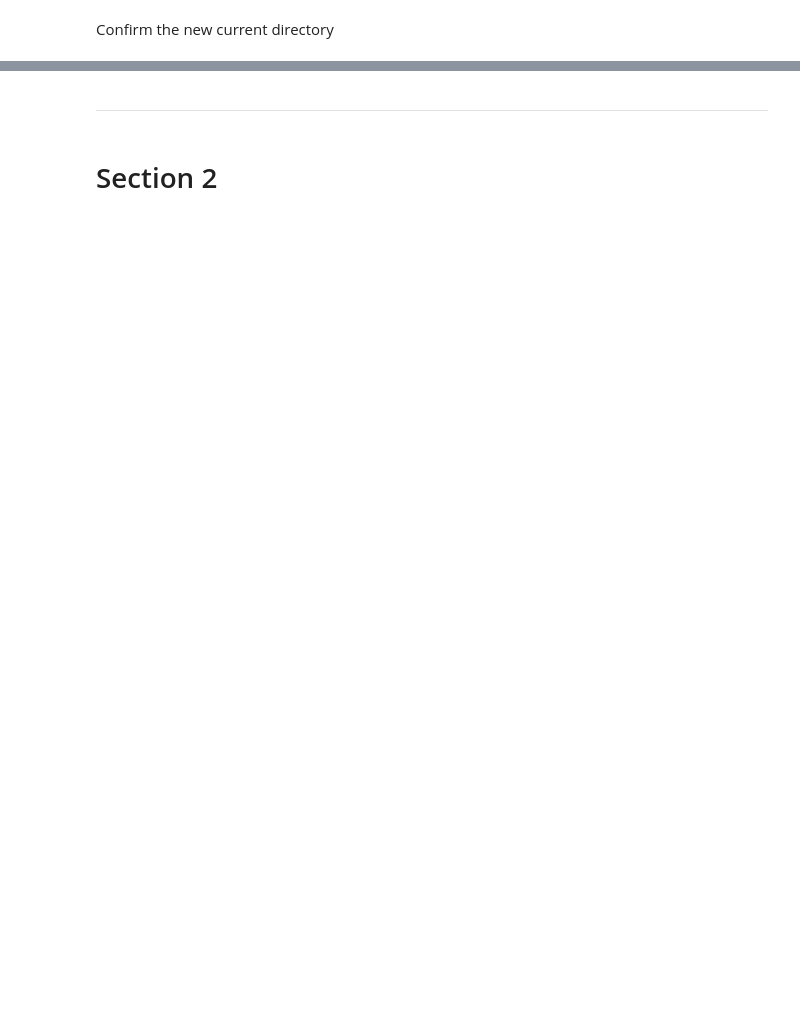
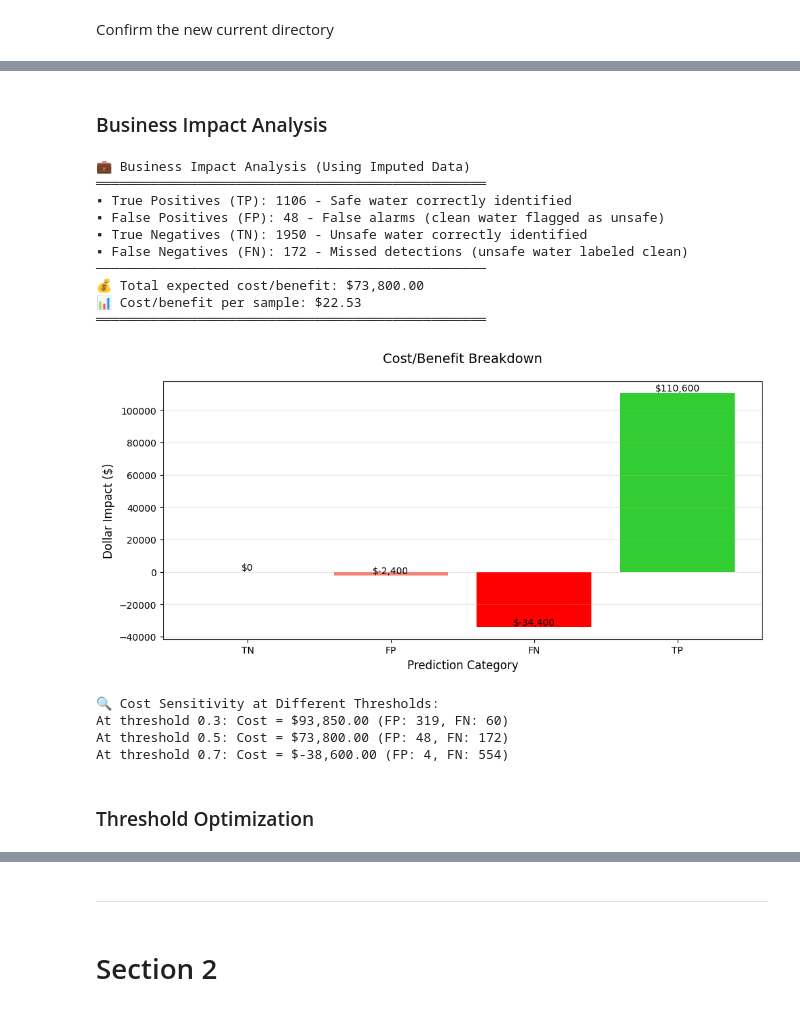
Before and after one commit to Ovundiano/water-potability, a Jupyter notebook: jupyter_notebooks/Model_Evaluation.ipynb, the cells around one changed output, grey strips where cells are left out. Saved outputs shown, nothing was run; the diff lists cells and outputs as text; code cells hidden in the pictures; blank space fills up the shorter version.

```diff
--- a/jupyter_notebooks/Model_Evaluation.ipynb
+++ b/jupyter_notebooks/Model_Evaluation.ipynb
@@ -58,0 +221,71 @@ Section 1 content
+# %% [markdown]
+### Business Impact Analysis
+# %%
+conf_matrix = confusion_matrix(y_test, y_pred)
+
+cost_matrix = np.array([
+    [0, -50],
+    [-200, 100]
+])
+
+total_cost = np.sum(conf_matrix * cost_matrix)
+cost_per_sample = total_cost / len(y_test)
+
+print("\n💼 Business Impact Analysis (Using Imputed Data)")
+print("═"*50)
+print(f"▪ True Positives (TP): {conf_matrix[1,1]} - Safe water correctly identified")
+print(f"▪ False Positives (FP): {conf_matrix[0,1]} - False alarms (clean water flagged as unsafe)")
+print(f"▪ True Negatives (TN): {conf_matrix[0,0]} - Unsafe water correctly identified")
+print(f"▪ False Negatives (FN): {conf_matrix[1,0]} - Missed detections (unsafe water labeled clean)")
+print("─"*50)
+print(f"💰 Total expected cost/benefit: ${total_cost:,.2f}")
+print(f"📊 Cost/benefit per sample: ${cost_per_sample:,.2f}")
+print("═"*50)
+
+cost_breakdown = conf_matrix * cost_matrix
+categories = ['TN', 'FP', 'FN', 'TP']
+values = cost_breakdown.flatten()
+colors = ['lightgreen', 'salmon', 'red', 'limegreen']
+
+plt.figure(figsize=(10, 5))
+bars = plt.bar(categories, values, color=colors)
+plt.title('Cost/Benefit Breakdown', fontsize=14, pad=20)
+plt.ylabel('Dollar Impact ($)', fontsize=12)
+plt.xlabel('Prediction Category', fontsize=12)
+
+for bar in bars:
+    height = bar.get_height()
+    plt.text(bar.get_x() + bar.get_width()/2., height,
+             f'${height:,.0f}',
+             ha='center', va='bottom')
+
+plt.grid(axis='y', alpha=0.3)
+plt.tight_layout()
+plt.show()
+
+print("\n🔍 Cost Sensitivity at Different Thresholds:")
+thresholds_to_test = [0.3, 0.5, 0.7]
+for thresh in thresholds_to_test:
+    y_pred_thresh = (y_proba >= thresh).astype(int)
+    conf_matrix_thresh = confusion_matrix(y_test, y_pred_thresh)
+    total_cost_thresh = np.sum(conf_matrix_thresh * cost_matrix)
+    print(f"At threshold {thresh}: Cost = ${total_cost_thresh:,.2f} "
+          f"(FP: {conf_matrix_thresh[0,1]}, FN: {conf_matrix_thresh[1,0]})")
+# %% [output]
+💼 Business Impact Analysis (Using Imputed Data)
+══════════════════════════════════════════════════
+▪ True Positives (TP): 1106 - Safe water correctly identified
+▪ False Positives (FP): 48 - False alarms (clean water flagged as unsafe)
+▪ True Negatives (TN): 1950 - Unsafe water correctly identified
+▪ False Negatives (FN): 172 - Missed detections (unsafe water labeled clean)
+──────────────────────────────────────────────────
+💰 Total expected cost/benefit: $73,800.00
+📊 Cost/benefit per sample: $22.53
+══════════════════════════════════════════════════
+[figure, added]
+🔍 Cost Sensitivity at Different Thresholds:
+At threshold 0.3: Cost = $93,850.00 (FP: 319, FN: 60)
+At threshold 0.5: Cost = $73,800.00 (FP: 48, FN: 172)
+At threshold 0.7: Cost = $-38,600.00 (FP: 4, FN: 554)
+# %% [markdown]
+### Threshold Optimization
```
Also changed, not shown: parts of 29 cells of this notebook, 2 other files.
